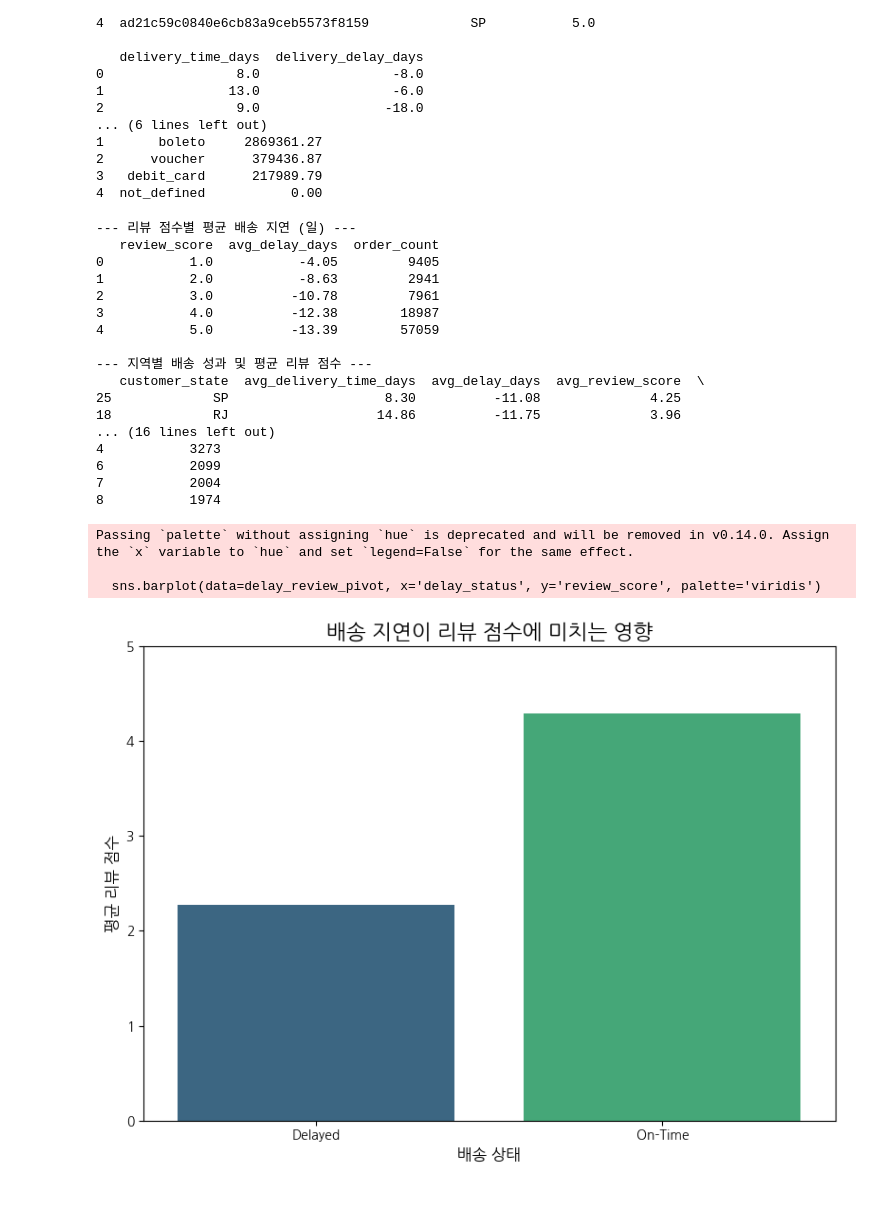
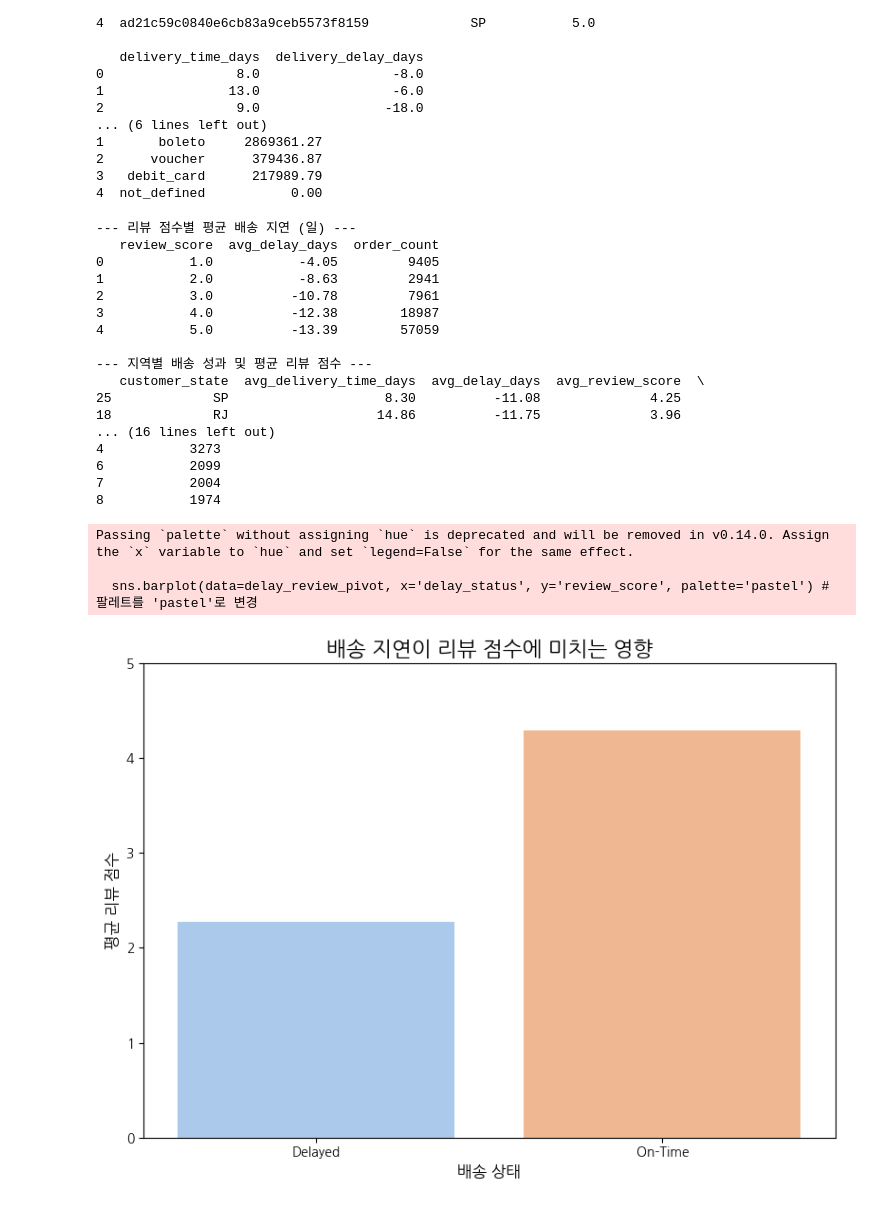
Before and after one commit to bse1120/pjt-data-analysis, a Jupyter notebook: test.ipynb, the cells around one changed output. Cells and saved outputs as stored; diff of their text form; code cells hidden in the pictures.

```diff
--- a/test.ipynb
+++ b/test.ipynb
@@ -36,18 +0,0 @@ df_final['order_purchase_timestamp'] = pd.to_datetime(df_final['order_purchase_t
-# %%
-import datetime as dt
-
-# 분석 기준 날짜 설정 (데이터셋의 가장 최근 날짜 이후)
-latest_date = df_final['order_purchase_timestamp'].max() + dt.timedelta(days=1)
-
-# 고객별 RFM 지표 계산
-rfm = df_final.groupby('customer_unique_id').agg({
-    'order_purchase_timestamp': lambda date: (latest_date - date.max()).days,
-    'order_id': 'count',
-    'price': 'sum'
-})
-
-rfm.columns = ['Recency', 'Frequency', 'Monetary']
-rfm = rfm.reset_index()
-
-print("--- RFM 지표 생성 결과 ---")
-print(rfm.head())
@@ -67,19 +0,0 @@ from matplotlib import font_manager
-# %%
-import matplotlib.pyplot as plt
-import seaborn as sns
-
-# Matplotlib이 인식하도록 폰트 경로 설정 (Windows의 경우)
-# Mac/Linux 사용자는 위에서 찾은 폰트 경로로 수정해야 합니다.
-plt.rc('font', family='NanumGothic')
-# 마이너스 부호 깨짐 방지
-plt.rc('axes', unicode_minus=False)
-
-# (이 부분에 그래프를 그리는 코드를 넣으세요)
-plt.figure(figsize=(8, 6))
-sns.barplot(data=delay_review_pivot, x='delay_status', y='review_score', palette='viridis')
-plt.title('배송 지연이 리뷰 점수에 미치는 영향', fontsize=16)
-plt.xlabel('배송 상태', fontsize=12)
-plt.ylabel('평균 리뷰 점수', fontsize=12)
-plt.ylim(0, 5)
-plt.tight_layout()
-plt.savefig('delay_impact_on_review.png')
@@ -766,35 +810,35 @@ try:
     delay_review_pivot = df_logistics.pivot_table(index='delay_status', values='review_score', aggfunc='mean').reset_index()
 
     plt.figure(figsize=(8, 6))
-    sns.barplot(data=delay_review_pivot, x='delay_status', y='review_score', palette='viridis')
+    sns.barplot(data=delay_review_pivot, x='delay_status', y='review_score', palette='pastel') # 팔레트를 'pastel'로 변경
     plt.title('배송 지연이 리뷰 점수에 미치는 영향', fontsize=16)
     plt.xlabel('배송 상태', fontsize=12)
     plt.ylabel('평균 리뷰 점수', fontsize=12)
     plt.ylim(0, 5)
     plt.tight_layout()
-    plt.savefig('delay_impact_on_review.png')
+    plt.savefig('delay_impact_on_review_pastel.png') # 파일 이름 변경
 
 except FileNotFoundError as e:
     print(f"Error: {e}. Please ensure the files are uploaded or generated correctly.")
 # %% [output]
 --- 리뷰 점수별 평균 배송 지연 (일) ---
    review_score  avg_delay_days  order_count
 0           1.0           -4.05         9405
 1           2.0           -8.63         2941
 2           3.0          -10.78         7961
 3           4.0          -12.38        18987
 4           5.0          -13.39        57059
 
 --- 지역별 배송 성과 및 평균 리뷰 점수 ---
    customer_state  avg_delivery_time_days  avg_delay_days  avg_review_score  \
 25             SP                    8.30          -11.08              4.25
 18             RJ                   14.86          -11.75              3.96
 ... (16 lines left out)
 4           3273
 6           2099
 7           2004
 8           1974
 Passing `palette` without assigning `hue` is deprecated and will be removed in v0.14.0. Assign the `x` variable to `hue` and set `legend=False` for the same effect.
 
-  sns.barplot(data=delay_review_pivot, x='delay_status', y='review_score', palette='viridis')
+  sns.barplot(data=delay_review_pivot, x='delay_status', y='review_score', palette='pastel') # 팔레트를 'pastel'로 변경
-[figure, old version]
+[figure, new version]
```
Also changed, not shown: parts of 13 cells of this notebook, 11 other files.
